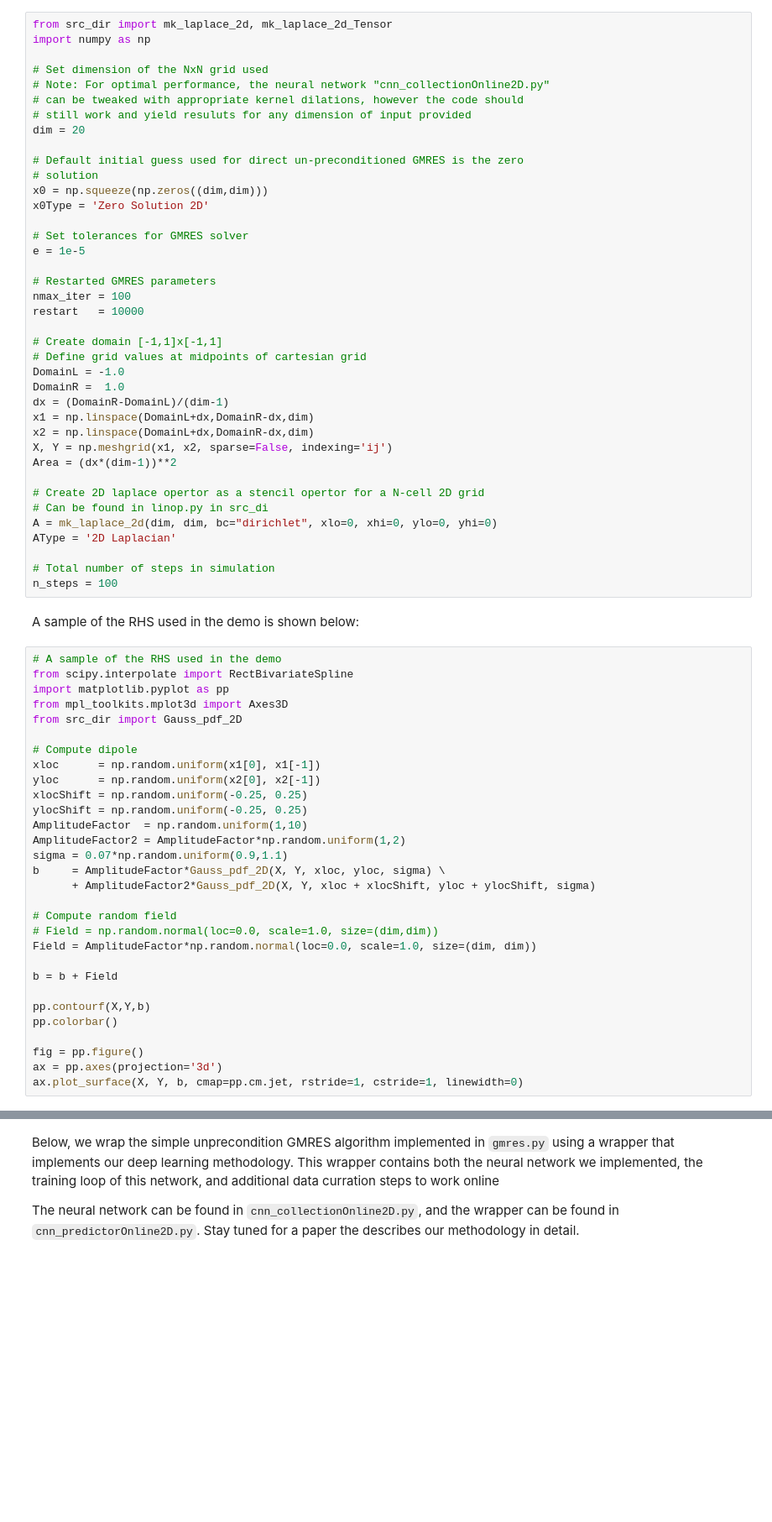
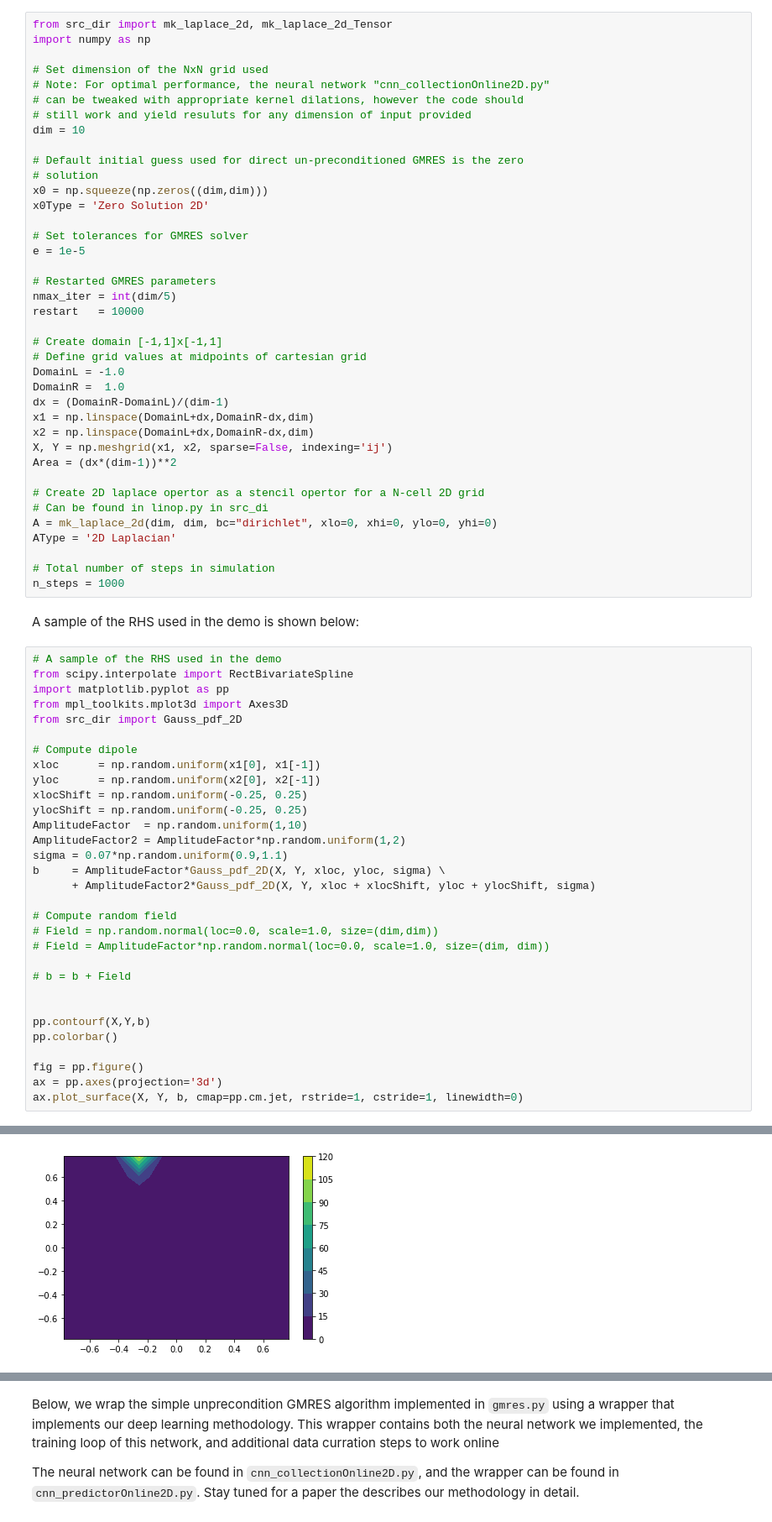
Before and after one commit to ML4FnP/GMRES-Learning, a Jupyter notebook: Demo.ipynb, the cells around one changed output, grey strips where cells are left out. Shown at 84% size. Drawn from its saved outputs; the diff is of its cells as text; blank space fills up the shorter version.

```diff
--- a/Demo.ipynb
+++ b/Demo.ipynb
@@ -35,7 +35,7 @@ import numpy as np
 # Note: For optimal performance, the neural network "cnn_collectionOnline2D.py"
 # can be tweaked with appropriate kernel dilations, however the code should
 # still work and yield resuluts for any dimension of input provided
-dim = 20
+dim = 10
 
 # Default initial guess used for direct un-preconditioned GMRES is the zero
 # solution
@@ -46,7 +46,7 @@ x0Type = 'Zero Solution 2D'
 e = 1e-5
 
 # Restarted GMRES parameters
-nmax_iter = 100
+nmax_iter = int(dim/5)
 restart   = 10000
 
 # Create domain [-1,1]x[-1,1]
@@ -65,7 +65,7 @@ A = mk_laplace_2d(dim, dim, bc="dirichlet", xlo=0, xhi=0, ylo=0, yhi=0)
 AType = '2D Laplacian'
 
 # Total number of steps in simulation
-n_steps = 100
+n_steps = 1000
 # %% [markdown]
 A sample of the RHS used in the demo is shown below:
 # %%
@@ -88,9 +88,10 @@ b     = AmplitudeFactor*Gauss_pdf_2D(X, Y, xloc, yloc, sigma) \
 
 # Compute random field
 # Field = np.random.normal(loc=0.0, scale=1.0, size=(dim,dim))
-Field = AmplitudeFactor*np.random.normal(loc=0.0, scale=1.0, size=(dim, dim))
+# Field = AmplitudeFactor*np.random.normal(loc=0.0, scale=1.0, size=(dim, dim))
 
-b = b + Field
+# b = b + Field
+
 
 pp.contourf(X,Y,b)
 pp.colorbar()
@@ -98,3 +99,4 @@ pp.colorbar()
 fig = pp.figure()
 ax = pp.axes(projection='3d')
 ax.plot_surface(X, Y, b, cmap=pp.cm.jet, rstride=1, cstride=1, linewidth=0)
+# %% [output]
@@ -100,0 +104 @@ ax.plot_surface(X, Y, b, cmap=pp.cm.jet, rstride=1, cstride=1, linewidth=0)
+[figure, added]
```
Also changed, not shown: parts of 8 cells of this notebook, 4 other files.
